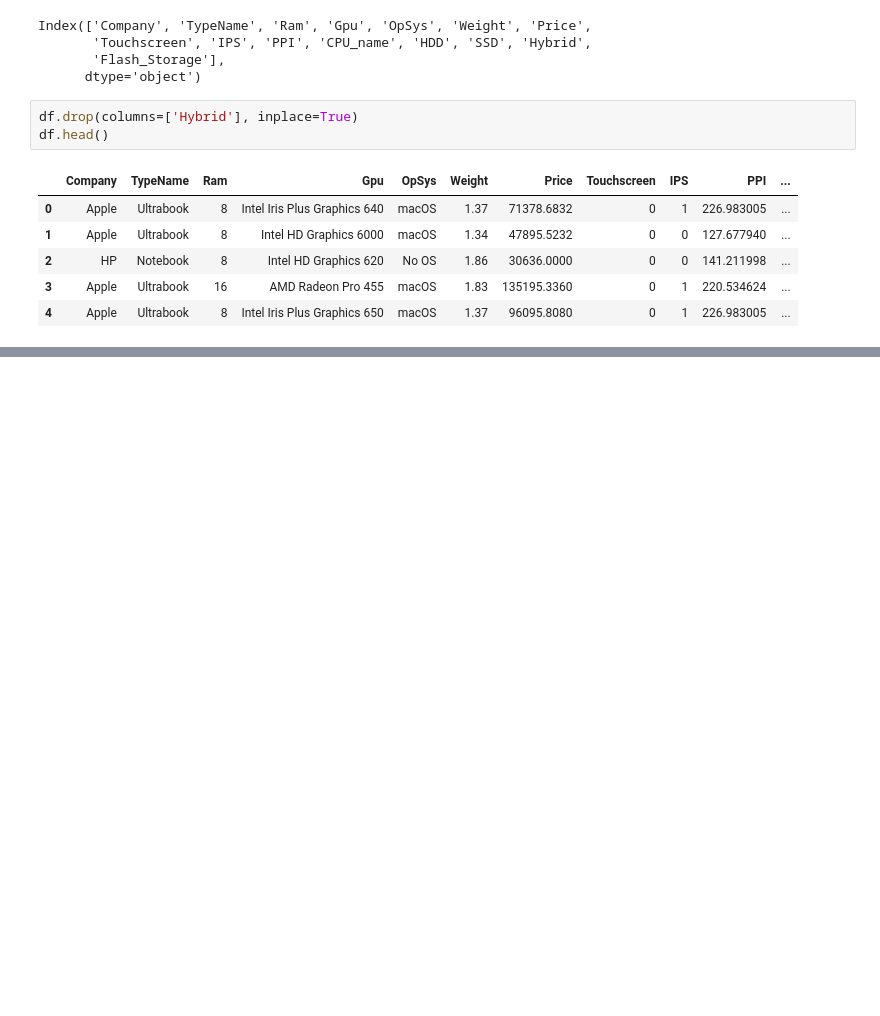
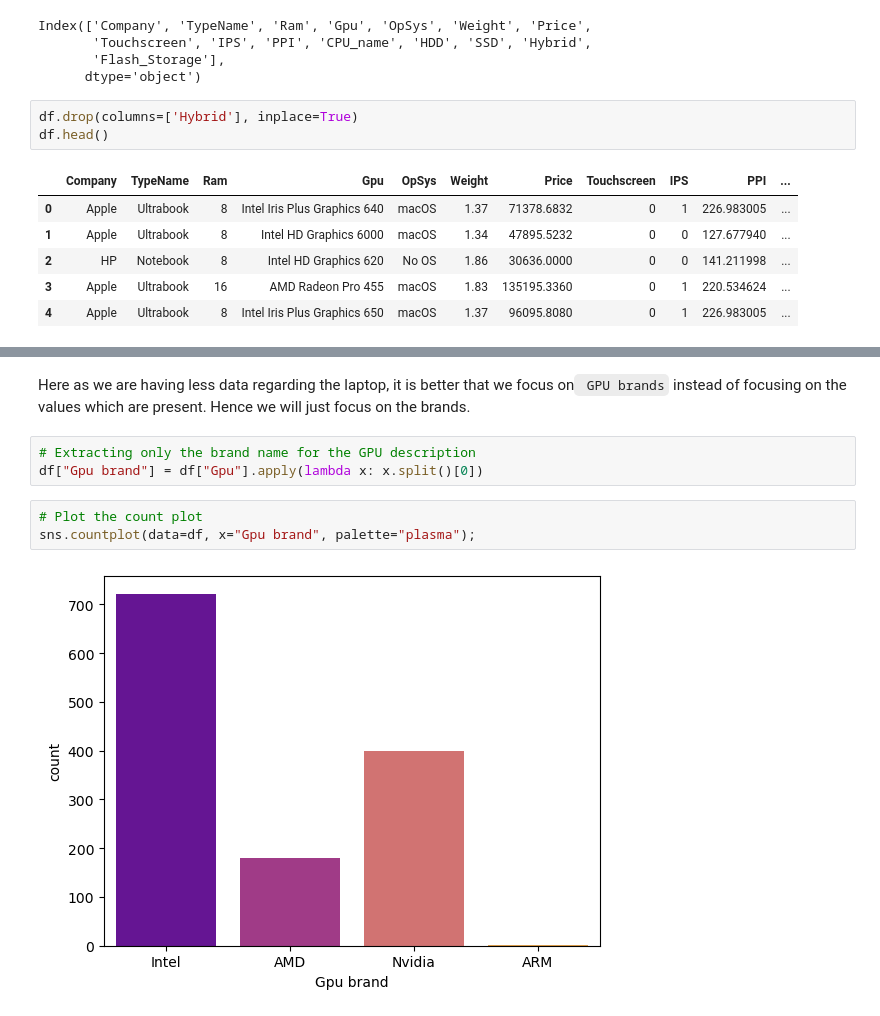
Before and after one commit to lawalsegun2025/laptop_price_predictor, a Jupyter notebook: laptop_price_predictor.ipynb, the cells around one changed output, grey strips where cells are left out. Saved outputs shown, nothing was run; the diff lists cells and outputs as text; blank space fills up the shorter version.

```diff
--- a/laptop_price_predictor.ipynb
+++ b/laptop_price_predictor.ipynb
@@ -862,0 +900,10 @@ df.head()
+# %% [markdown]
+Here as we are having less data regarding the laptop, it is better that we focus on` GPU brands` instead of focusing on the values which are present. Hence we will just focus on the brands.
+# %%
+# Extracting only the brand name for the GPU description
+df["Gpu brand"] = df["Gpu"].apply(lambda x: x.split()[0])
+# %%
+# Plot the count plot
+sns.countplot(data=df, x="Gpu brand", palette="plasma");
+# %% [output]
+[figure, added]
```
Also changed, not shown: parts of 13 cells of this notebook.
